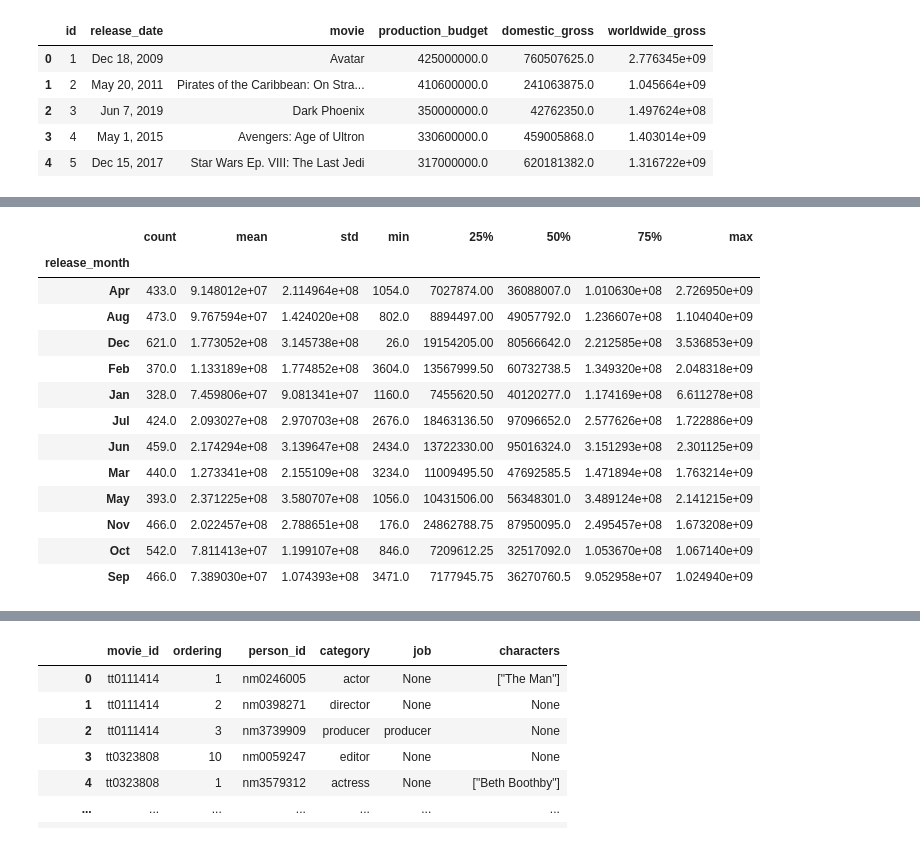
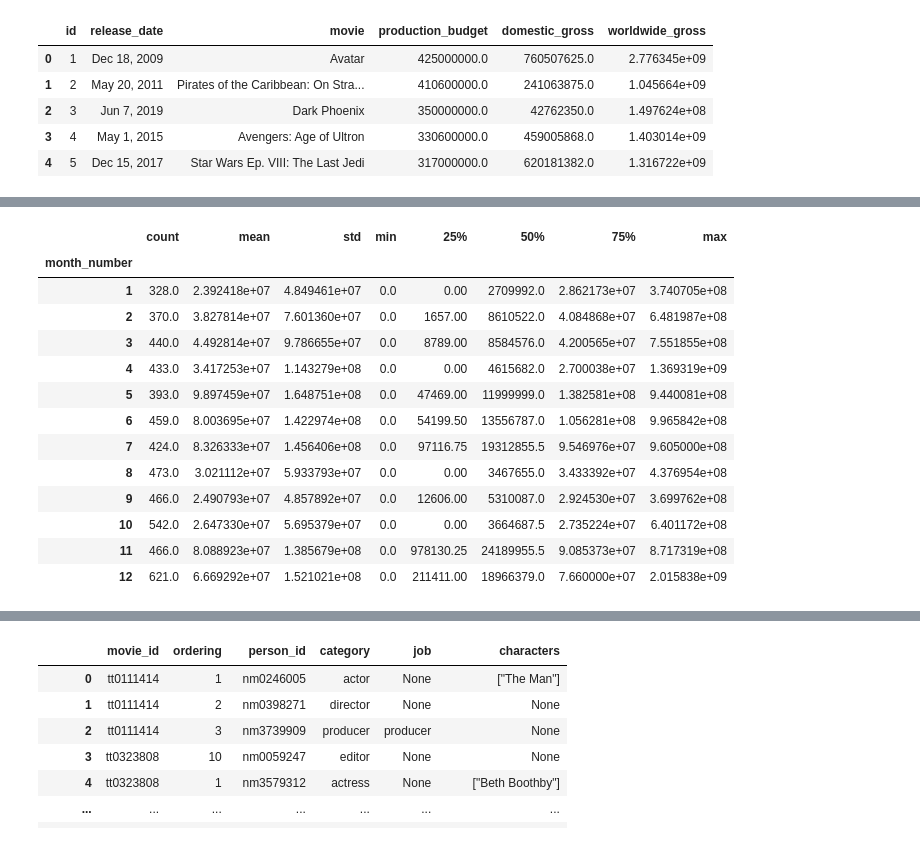
Before and after one commit to jlc0512/dsc-phase-1-project-Microsoft-Movie-Studios, a Jupyter notebook: working_notebook_Yuhkai.ipynb, the cells around one changed output, grey strips where cells are left out. Cells and saved outputs as stored; diff of their text form; code cells hidden in the pictures.

```diff
--- a/working_notebook_Yuhkai.ipynb
+++ b/working_notebook_Yuhkai.ipynb
@@ -352,5 +353,5 @@ gross_zero
 # %%
-gross_no_zero = budgets.drop(budgets[budgets['total_gross'] == 0].index)
+gross_no_zero = budgets.drop(budgets[budgets['worldwide_gross'] == 0].index)
 gross_no_zero
 # %% [output]
 |  | id | release_date | movie | production_budget | domestic_gross | worldwide_gross | total_gross | ... |
@@ -368,0 +370,3 @@ gross_no_zero
+# %%
+months_dict = {'Jan':1, 'Feb':2, 'Mar':3, 'Apr':4, 'May':5, 'Jun':6, 'Jul':7, 'Aug':8, 'Sep':9, 'Oct':10, 'Nov':11, 'Dec':12}
+print(months_dict)
@@ -368,0 +375,8 @@ gross_no_zero
+# %%
+#need to order the months
+month_num_list=[]
+for month in gross_no_zero['release_month']:
+    month_num = months_dict[month]
+    month_num_list.append(month_num)
+gross_no_zero['month_number'] = month_num_list
+gross_no_zero.head()
@@ -386,0 +408,3 @@ grouped_gross_no_zero.mean()
+# %%
+grouped_gross_no_zero = gross_no_zero.groupby('month_number')
+grouped_gross_no_zero.mean()
@@ -387,17 +426,17 @@ grouped_gross_no_zero.mean()
 # %%
-grouped_gross_no_zero['total_gross'].describe()
+grouped_gross_no_zero['foreign_gross'].describe()
 # %% [output]
 |  | count | mean | std | min | 25% | 50% | 75% | max |
-| release_month |  |  |  |  |  |  |  |  |
-| Apr | 433.0 | 9.148012e+07 | 2.114964e+08 | 1054.0 | 7027874.00 | 36088007.0 | 1.010630e+08 | 2.726950e+09 |
-| Aug | 473.0 | 9.767594e+07 | 1.424020e+08 | 802.0 | 8894497.00 | 49057792.0 | 1.236607e+08 | 1.104040e+09 |
-| Dec | 621.0 | 1.773052e+08 | 3.145738e+08 | 26.0 | 19154205.00 | 80566642.0 | 2.212585e+08 | 3.536853e+09 |
-| Feb | 370.0 | 1.133189e+08 | 1.774852e+08 | 3604.0 | 13567999.50 | 60732738.5 | 1.349320e+08 | 2.048318e+09 |
-| Jan | 328.0 | 7.459806e+07 | 9.081341e+07 | 1160.0 | 7455620.50 | 40120277.0 | 1.174169e+08 | 6.611278e+08 |
-| Jul | 424.0 | 2.093027e+08 | 2.970703e+08 | 2676.0 | 18463136.50 | 97096652.0 | 2.577626e+08 | 1.722886e+09 |
-| Jun | 459.0 | 2.174294e+08 | 3.139647e+08 | 2434.0 | 13722330.00 | 95016324.0 | 3.151293e+08 | 2.301125e+09 |
-| Mar | 440.0 | 1.273341e+08 | 2.155109e+08 | 3234.0 | 11009495.50 | 47692585.5 | 1.471894e+08 | 1.763214e+09 |
-| May | 393.0 | 2.371225e+08 | 3.580707e+08 | 1056.0 | 10431506.00 | 56348301.0 | 3.489124e+08 | 2.141215e+09 |
-| Nov | 466.0 | 2.022457e+08 | 2.788651e+08 | 176.0 | 24862788.75 | 87950095.0 | 2.495457e+08 | 1.673208e+09 |
-| Oct | 542.0 | 7.811413e+07 | 1.199107e+08 | 846.0 | 7209612.25 | 32517092.0 | 1.053670e+08 | 1.067140e+09 |
-| Sep | 466.0 | 7.389030e+07 | 1.074393e+08 | 3471.0 | 7177945.75 | 36270760.5 | 9.052958e+07 | 1.024940e+09 |
+| month_number |  |  |  |  |  |  |  |  |
+| 1 | 328.0 | 2.392418e+07 | 4.849461e+07 | 0.0 | 0.00 | 2709992.0 | 2.862173e+07 | 3.740705e+08 |
+| 2 | 370.0 | 3.827814e+07 | 7.601360e+07 | 0.0 | 1657.00 | 8610522.0 | 4.084868e+07 | 6.481987e+08 |
+| 3 | 440.0 | 4.492814e+07 | 9.786655e+07 | 0.0 | 8789.00 | 8584576.0 | 4.200565e+07 | 7.551855e+08 |
+| 4 | 433.0 | 3.417253e+07 | 1.143279e+08 | 0.0 | 0.00 | 4615682.0 | 2.700038e+07 | 1.369319e+09 |
+| 5 | 393.0 | 9.897459e+07 | 1.648751e+08 | 0.0 | 47469.00 | 11999999.0 | 1.382581e+08 | 9.440081e+08 |
+| 6 | 459.0 | 8.003695e+07 | 1.422974e+08 | 0.0 | 54199.50 | 13556787.0 | 1.056281e+08 | 9.965842e+08 |
+| 7 | 424.0 | 8.326333e+07 | 1.456406e+08 | 0.0 | 97116.75 | 19312855.5 | 9.546976e+07 | 9.605000e+08 |
+| 8 | 473.0 | 3.021112e+07 | 5.933793e+07 | 0.0 | 0.00 | 3467655.0 | 3.433392e+07 | 4.376954e+08 |
+| 9 | 466.0 | 2.490793e+07 | 4.857892e+07 | 0.0 | 12606.00 | 5310087.0 | 2.924530e+07 | 3.699762e+08 |
+| 10 | 542.0 | 2.647330e+07 | 5.695379e+07 | 0.0 | 0.00 | 3664687.5 | 2.735224e+07 | 6.401172e+08 |
+| 11 | 466.0 | 8.088923e+07 | 1.385679e+08 | 0.0 | 978130.25 | 24189955.5 | 9.085373e+07 | 8.717319e+08 |
+| 12 | 621.0 | 6.669292e+07 | 1.521021e+08 | 0.0 | 211411.00 | 18966379.0 | 7.660000e+07 | 2.015838e+09 |
```
Also changed, not shown: parts of 28 cells of this notebook, 3 other files.
